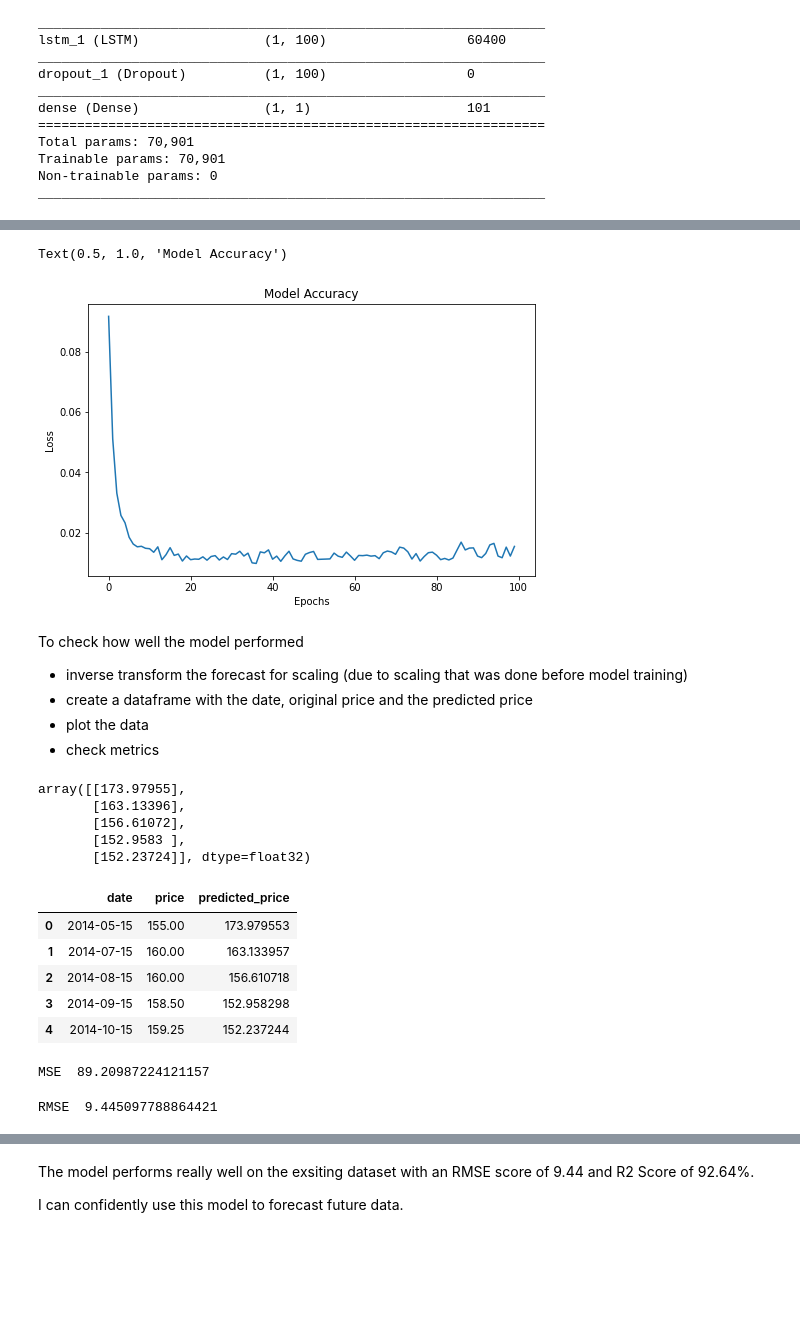
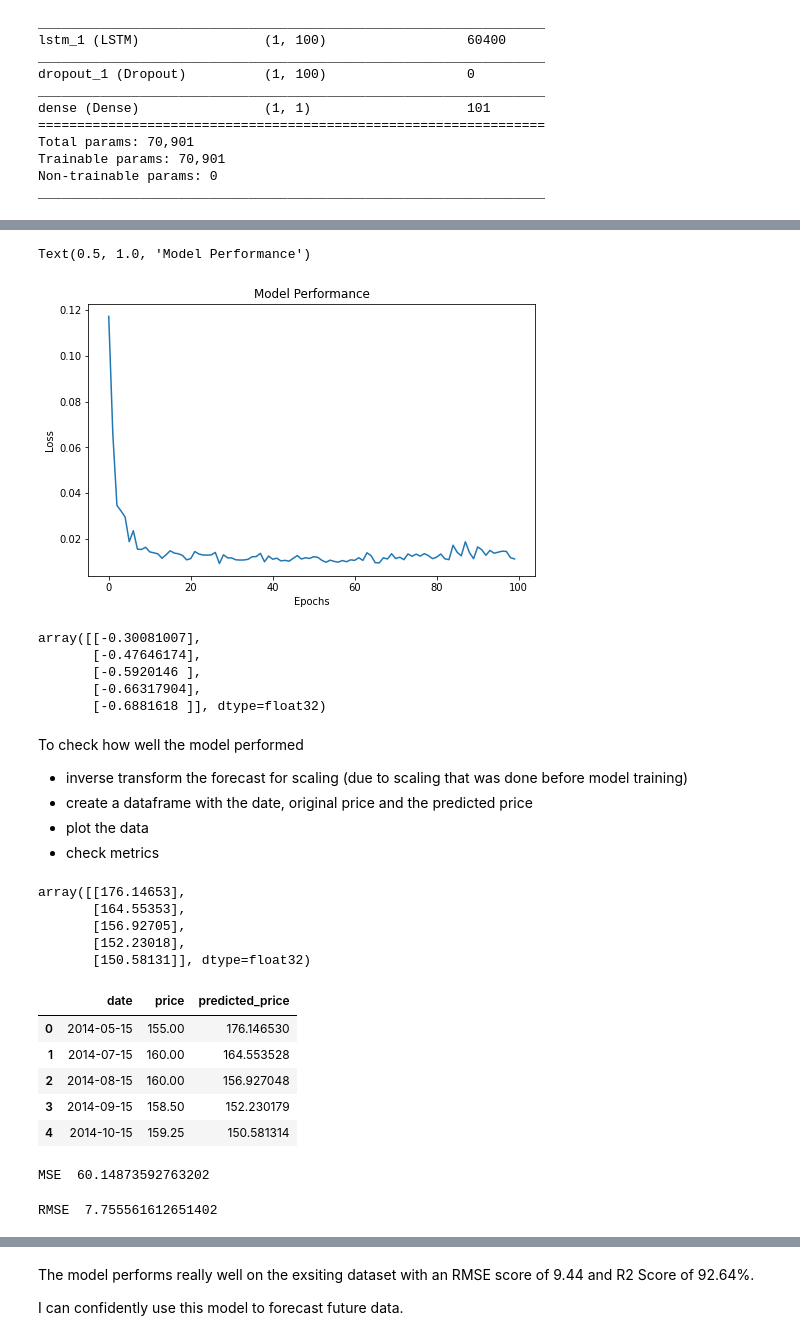
Before and after one commit to BBimie/DS-ML-Initiative, a Jupyter notebook: Level 3/Intermediate/Diesel_Price.ipynb, the cells around one changed output, grey strips where cells are left out. Cells and saved outputs as stored; diff of their text form; code cells hidden in the pictures; blank space fills up the shorter version.

```diff
--- a/Level 3/Intermediate/Diesel_Price.ipynb
+++ b/Level 3/Intermediate/Diesel_Price.ipynb
@@ -149,6 +166,6 @@ This can be done by creating look back features from the data. Here, I used a lo
 # %%
 #make into supervised learning data
 data_with_lag = utils.timeseries_to_supervised(scaled_data)
-data_with_lag.columns = ['price', 'lag_1']
+data_with_lag.columns = ['lag_1', 'price']
 data_with_lag.head()
 # %% [output]
@@ -229,14 +253,22 @@ Epoch 100/100
 # %%
 plt.figure(figsize=(8,5))
 plt.plot(history.history['loss'])
 plt.xlabel("Epochs")
 plt.ylabel("Loss")
-plt.title("Model Accuracy")
+plt.title("Model Performance")
 # %% [output]
-Text(0.5, 1.0, 'Model Accuracy')
+Text(0.5, 1.0, 'Model Performance')
-[figure, old version]
+[figure, new version]
 # %%
 y_pred = model.predict(X, batch_size=1)
+# %%
+y_pred[:5]
+# %% [output]
+array([[-0.30081007],
+       [-0.47646174],
+       [-0.5920146 ],
+       [-0.66317904],
+       [-0.6881618 ]], dtype=float32)
 # %% [markdown]
 To check how well the model performed
 - inverse transform the forecast for scaling (due to scaling that was done before model training)
@@ -248,11 +280,11 @@ To check how well the model performed
 inverted_y_pred = scaler.inverse_transform(y_pred)
 inverted_y_pred[:5]
 # %% [output]
-array([[173.97955],
-       [163.13396],
-       [156.61072],
-       [152.9583 ],
-       [152.23724]], dtype=float32)
+array([[176.14653],
+       [164.55353],
+       [156.92705],
+       [152.23018],
+       [150.58131]], dtype=float32)
 # %%
 df = pd.DataFrame()
 
@@ -262,20 +294,20 @@ df['predicted_price'] = inverted_y_pred
 df.head()
 # %% [output]
 |  | date | price | predicted_price |
-| 0 | 2014-05-15 | 155.00 | 173.979553 |
-| 1 | 2014-07-15 | 160.00 | 163.133957 |
-| 2 | 2014-08-15 | 160.00 | 156.610718 |
-| 3 | 2014-09-15 | 158.50 | 152.958298 |
-| 4 | 2014-10-15 | 159.25 | 152.237244 |
+| 0 | 2014-05-15 | 155.00 | 176.146530 |
+| 1 | 2014-07-15 | 160.00 | 164.553528 |
+| 2 | 2014-08-15 | 160.00 | 156.927048 |
+| 3 | 2014-09-15 | 158.50 | 152.230179 |
+| 4 | 2014-10-15 | 159.25 | 150.581314 |
 # %%
-print('MSE ', mean_squared_error(df['price'], df['predicted_price']))
+print('MSE ', mean_squared_error(df['price'], df['predicted_price'])) #64
 # %% [output]
-MSE  89.20987224121157
+MSE  60.14873592763202
 # %%
 #rmse
 print('RMSE ', np.sqrt(mean_squared_error(df['price'], df['predicted_price'])))
 # %% [output]
-RMSE  9.445097788864421
+RMSE  7.755561612651402
 # %%
 print('R2 Score ', r2_score(df['price'], df['predicted_price']))
 # %% [output]
```
Also changed, not shown: parts of 20 cells of this notebook, 2 other files.
